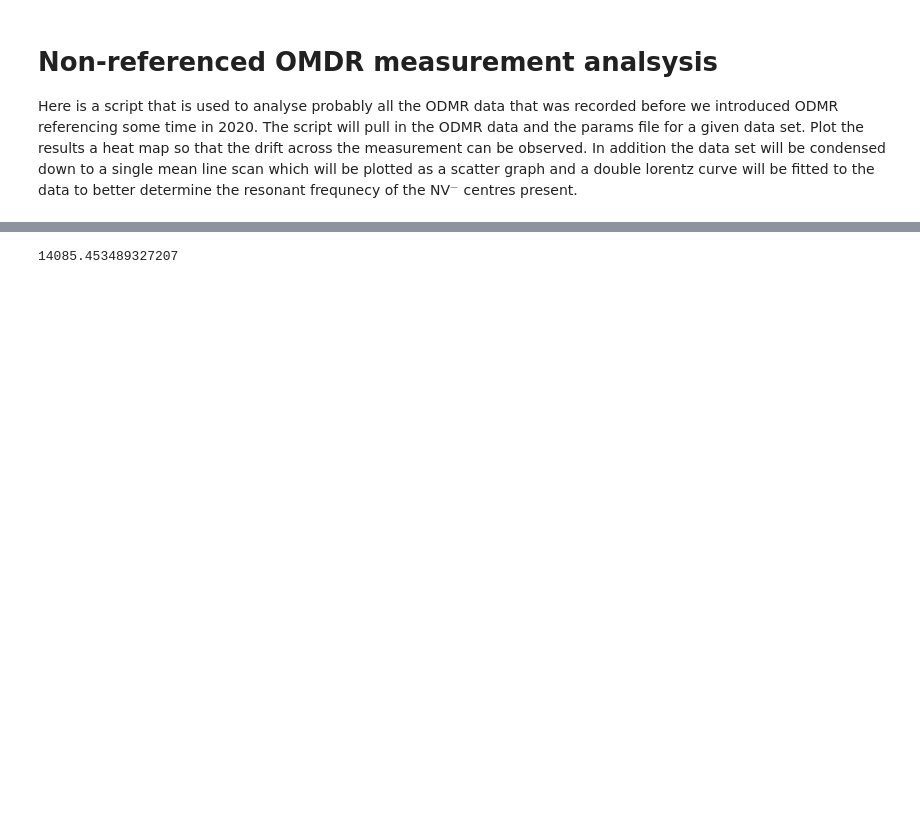
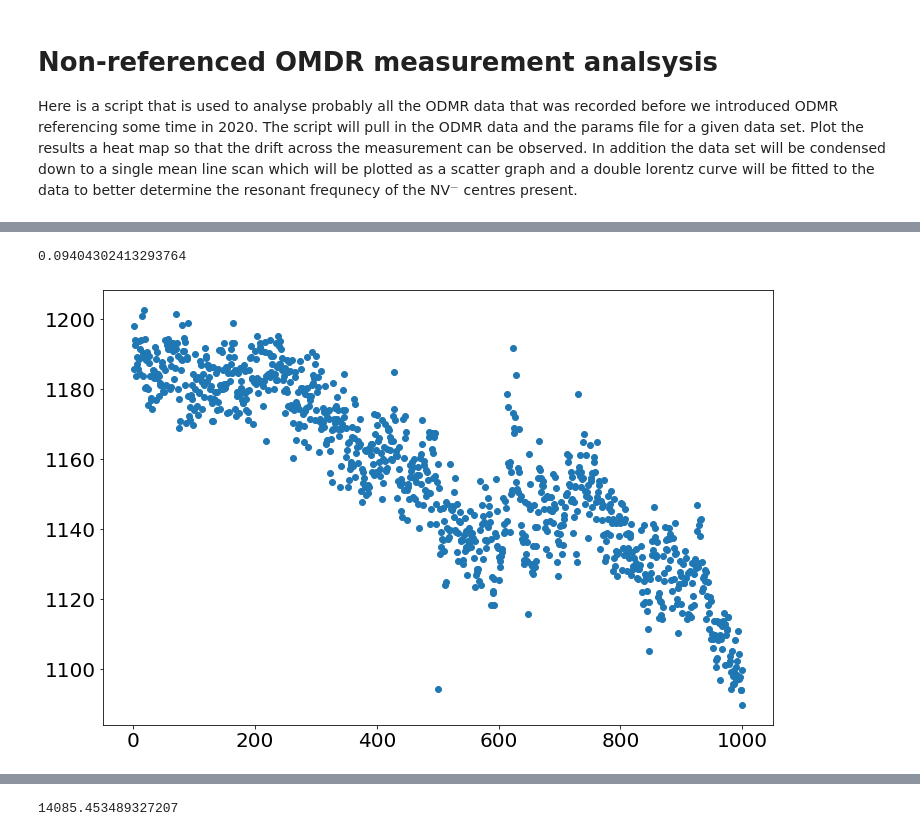
Before and after one commit to Corbyn93/Ryans_Python_Scripts, a Jupyter notebook: Ryan's Jupyter stuff/Thesis code/Non-Reference ODMR/non-referenced_odmr.ipynb, the cells around one changed output, grey strips where cells are left out. Drawn from its saved outputs; the diff is of its cells as text; code cells hidden in the pictures; blank space fills up the shorter version.

```diff
--- a/Ryan's Jupyter stuff/Thesis code/Non-Reference ODMR/non-referenced_odmr.ipynb
+++ b/Ryan's Jupyter stuff/Thesis code/Non-Reference ODMR/non-referenced_odmr.ipynb
@@ -203,3 +222,11 @@ print(FWHM)
+# %%
+a = np.linspace(1, 1000, 1000)
+b = np.mean(odmr_data, axis = 1)
+
+plot.scatter(a, b)
+# %% [output]
+0.09404302413293764
+[figure, added]
 # %%
 def linear(x, m , c):
     '''Linear fitting'''
```
Also changed, not shown: parts of 9 cells of this notebook, 6 other files.
